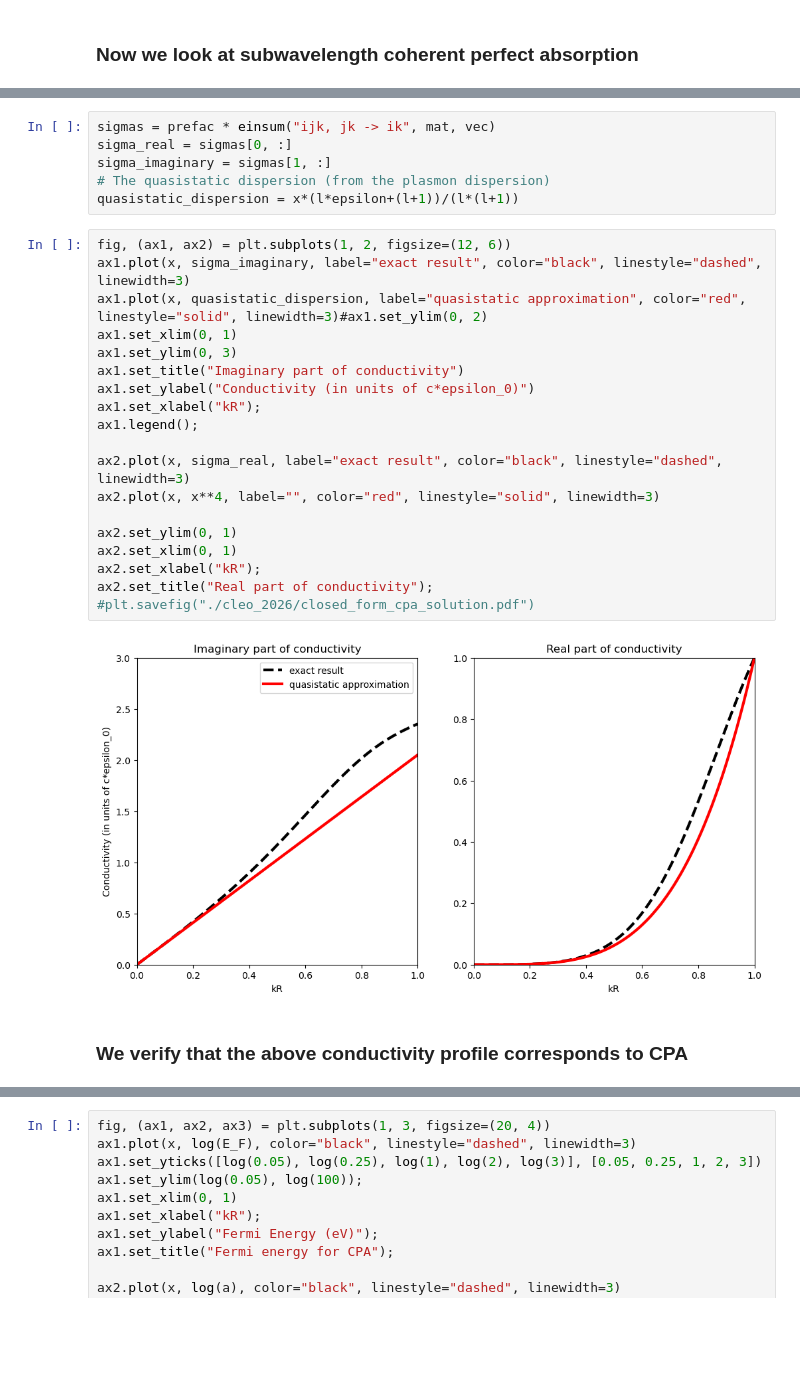
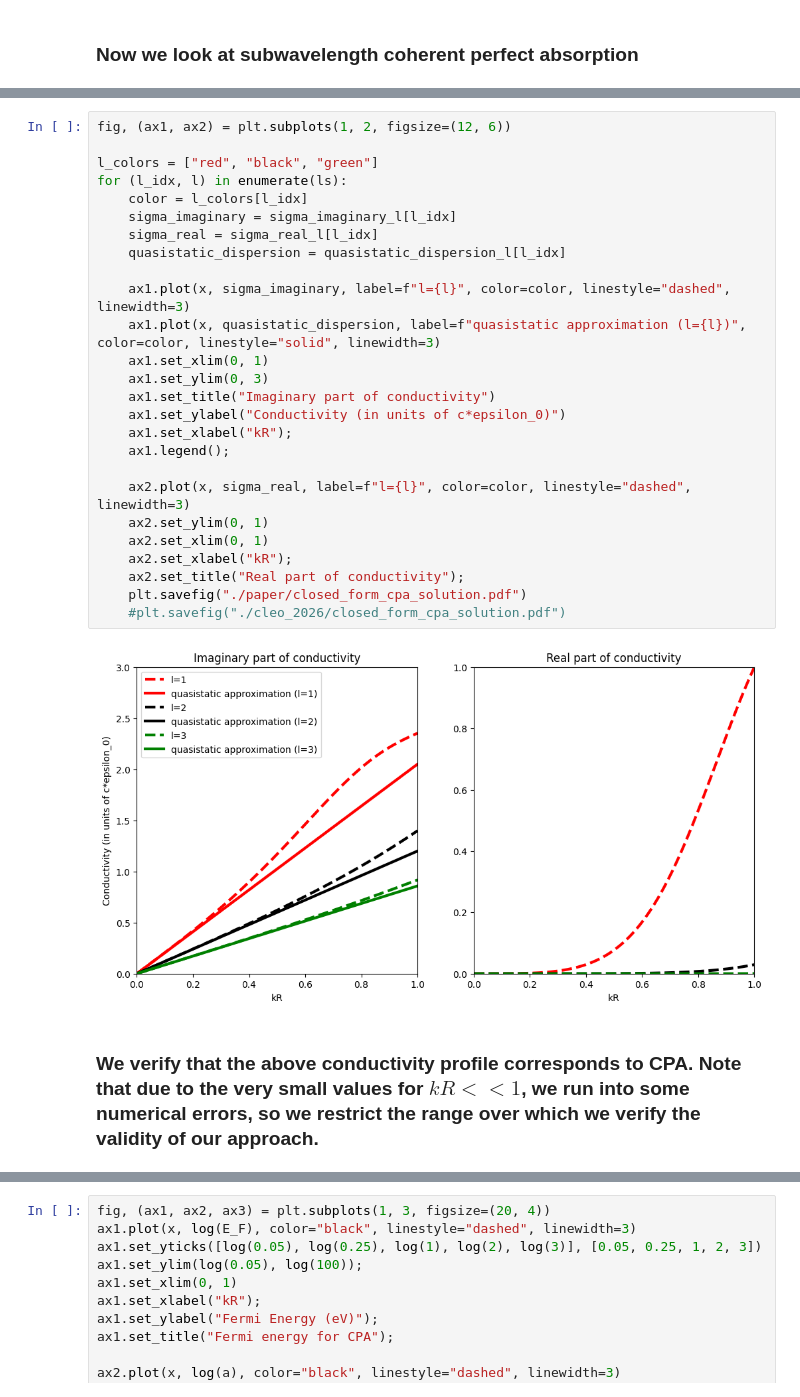
Before and after one commit to AliGhorashiCMT/Coherent-Perfect-Absorption, a Jupyter notebook: spheres/cpa surface conductivity.ipynb, the cells around one changed output, grey strips where cells are left out. Saved outputs shown, nothing was run; the diff lists cells and outputs as text; blank space fills up the shorter version.

Commit message:
figures for paper

```diff
--- a/spheres/cpa surface conductivity.ipynb
+++ b/spheres/cpa surface conductivity.ipynb
@@ -90,30 +115,31 @@ vec = np.array([j_lx*yjl_prime-epsilon*xjl_prime*j_ly, epsilon*j_ly*xyl_prime-y_
-# %%
-sigmas = prefac * einsum("ijk, jk -> ik", mat, vec)
-sigma_real = sigmas[0, :]
-sigma_imaginary = sigmas[1, :]
-# The quasistatic dispersion (from the plasmon dispersion)
-quasistatic_dispersion = x*(l*epsilon+(l+1))/(l*(l+1))
 # %%
 fig, (ax1, ax2) = plt.subplots(1, 2, figsize=(12, 6))
-ax1.plot(x, sigma_imaginary, label="exact result", color="black", linestyle="dashed", linewidth=3)
-ax1.plot(x, quasistatic_dispersion, label="quasistatic approximation", color="red", linestyle="solid", linewidth=3)#ax1.set_ylim(0, 2)
-ax1.set_xlim(0, 1)
-ax1.set_ylim(0, 3)
-ax1.set_title("Imaginary part of conductivity")
-ax1.set_ylabel("Conductivity (in units of c*epsilon_0)")
-ax1.set_xlabel("kR");
-ax1.legend();
 
-ax2.plot(x, sigma_real, label="exact result", color="black", linestyle="dashed", linewidth=3)
-ax2.plot(x, x**4, label="", color="red", linestyle="solid", linewidth=3)
+l_colors = ["red", "black", "green"]
+for (l_idx, l) in enumerate(ls):
+    color = l_colors[l_idx]
+    sigma_imaginary = sigma_imaginary_l[l_idx]
+    sigma_real = sigma_real_l[l_idx]
+    quasistatic_dispersion = quasistatic_dispersion_l[l_idx]
 
-ax2.set_ylim(0, 1)
-ax2.set_xlim(0, 1)
-ax2.set_xlabel("kR");
-ax2.set_title("Real part of conductivity");
-#plt.savefig("./cleo_2026/closed_form_cpa_solution.pdf")
+    ax1.plot(x, sigma_imaginary, label=f"l={l}", color=color, linestyle="dashed", linewidth=3)
+    ax1.plot(x, quasistatic_dispersion, label=f"quasistatic approximation (l={l})", color=color, linestyle="solid", linewidth=3)
+    ax1.set_xlim(0, 1)
+    ax1.set_ylim(0, 3)
+    ax1.set_title("Imaginary part of conductivity")
+    ax1.set_ylabel("Conductivity (in units of c*epsilon_0)")
+    ax1.set_xlabel("kR");
+    ax1.legend();
+
+    ax2.plot(x, sigma_real, label=f"l={l}", color=color, linestyle="dashed", linewidth=3)
+    ax2.set_ylim(0, 1)
+    ax2.set_xlim(0, 1)
+    ax2.set_xlabel("kR");
+    ax2.set_title("Real part of conductivity");
+    plt.savefig("./paper/closed_form_cpa_solution.pdf")
+    #plt.savefig("./cleo_2026/closed_form_cpa_solution.pdf")
 # %% [output]
-[figure, old version]
+[figure, new version]
 # %% [markdown]
-### We verify that the above conductivity profile corresponds to CPA
+### We verify that the above conductivity profile corresponds to CPA. Note that due to the very small values for $kR<<1$, we run into some numerical errors, so we restrict the range over which we verify the validity of our approach.
 # %%
```
Also changed, not shown: parts of 11 cells of this notebook, 1 other file.
